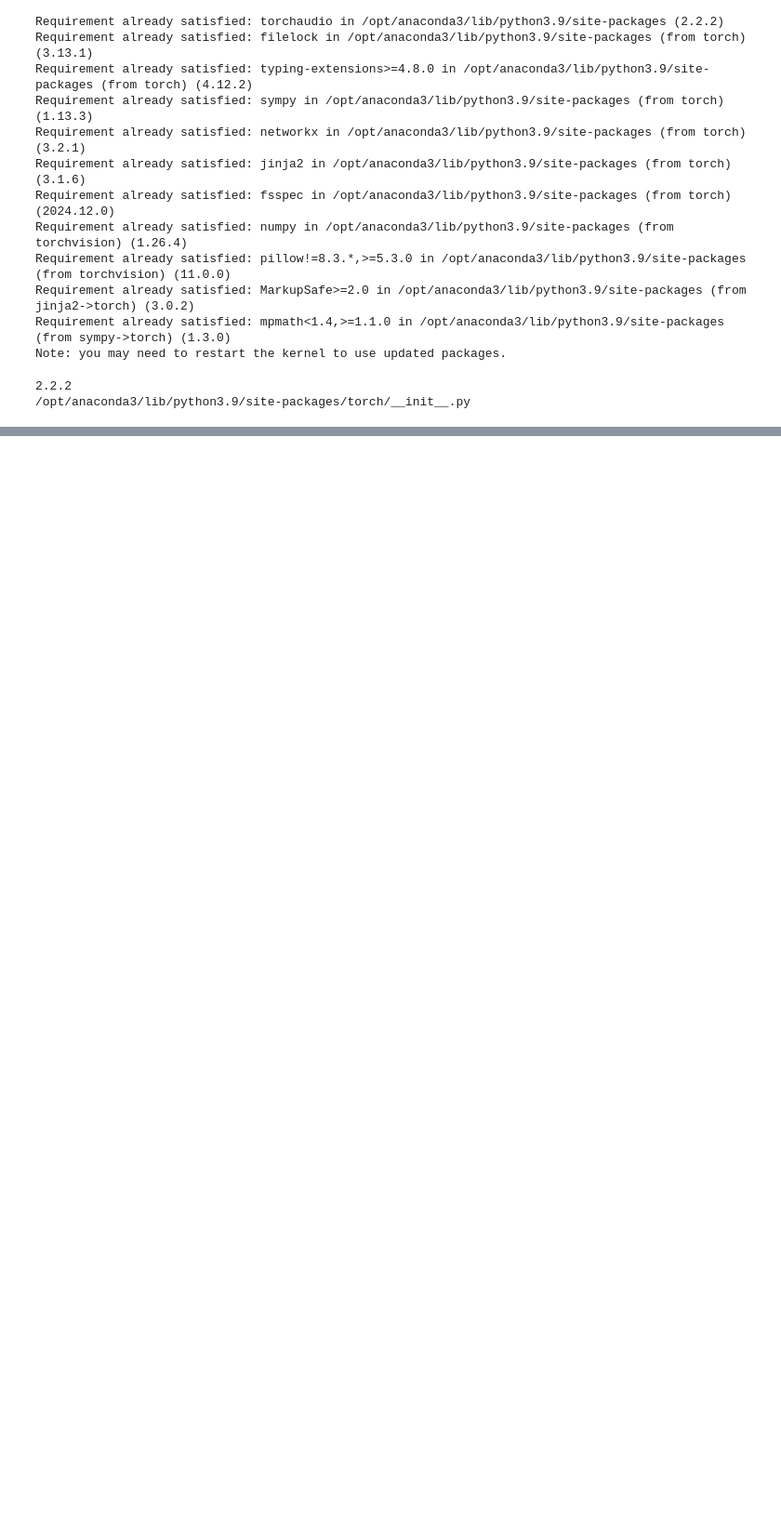
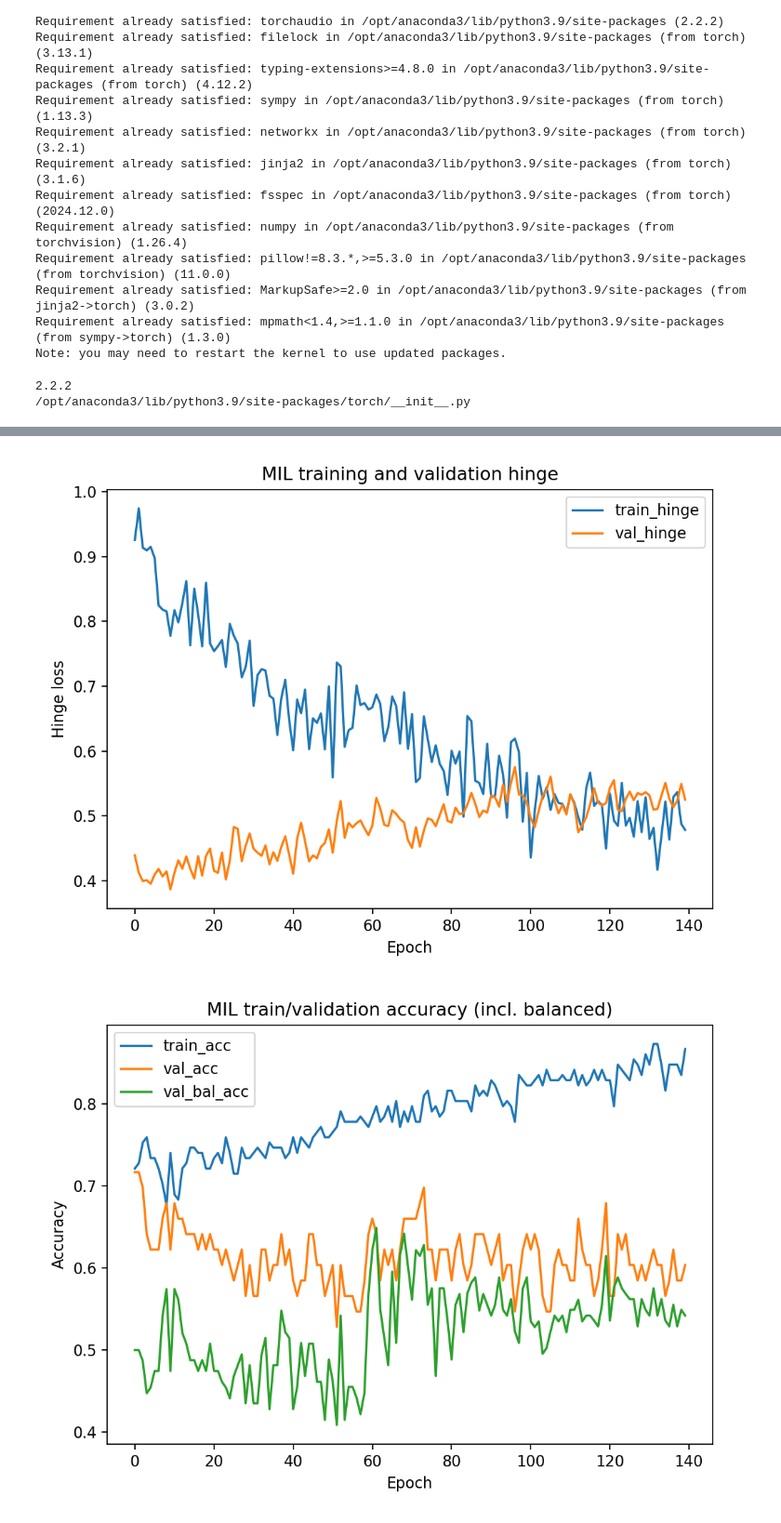
Before and after one commit to mathjams/AAAI26, a Jupyter notebook: main.ipynb, the cells around one changed output, grey strips where cells are left out. Shown at 93% size. Cells and saved outputs as stored; diff of their text form; code cells hidden in the pictures; blank space fills up the shorter version.

```diff
--- a/main.ipynb
+++ b/main.ipynb
@@ -462,4 +514,7 @@ ckpt, shown_pngs, tag = confusionplot.load_confusion_from_csv(
 # %%
 from IPython.display import Image, display
-display(Image(filename="mil_runs/bag_manual_20250908-185447_loss.png"))
-display(Image(filename="mil_runs/bag_manual_20250908-185447_acc.png"))
+display(Image(filename="mil_runs/bag_manual_20250910-115536_loss.png"))
+display(Image(filename="mil_runs/bag_manual_20250910-115536_acc.png"))
+# %% [output]
+[figure, added]
+[figure, added]
```
Also changed, not shown: parts of 9 cells of this notebook, 8 other files.
